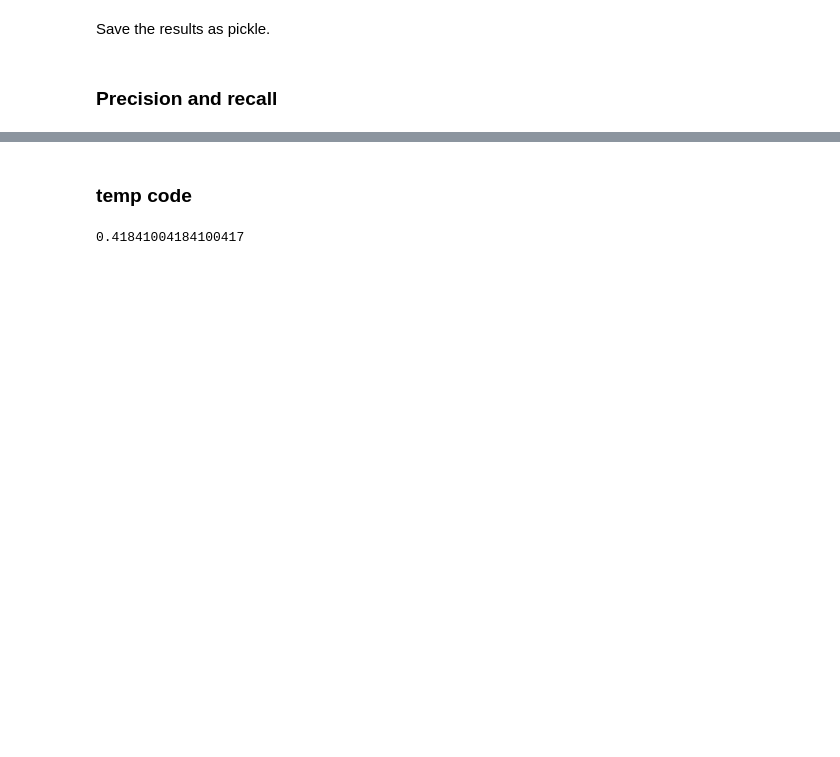
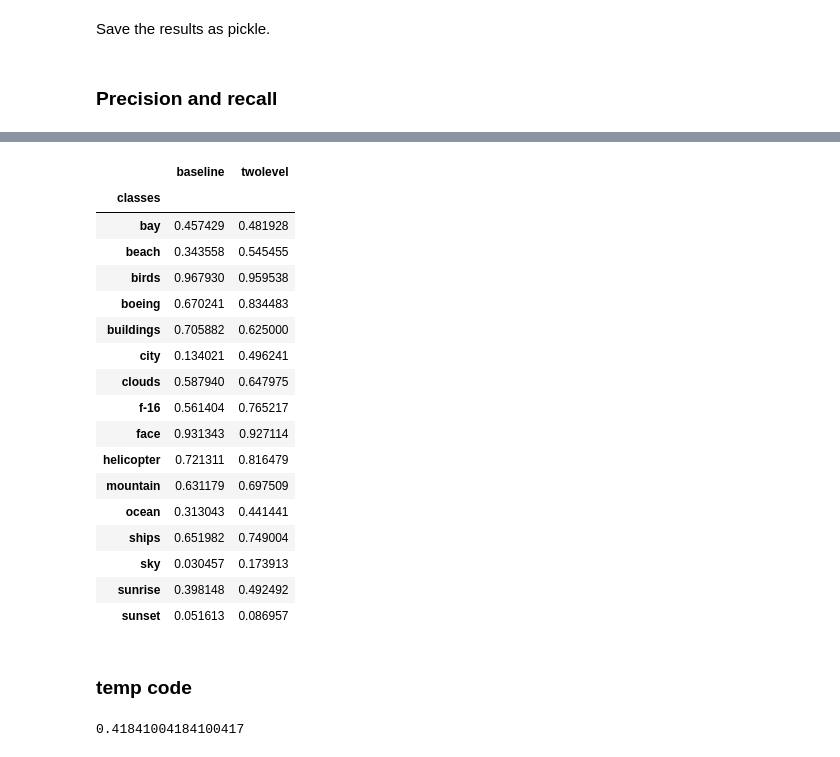
Before and after one commit to karino2/ClassSim, a Jupyter notebook: evaluate_classifiers.ipynb, the cells around one changed output, grey strips where cells are left out. Cells and saved outputs as stored; diff of their text form; code cells hidden in the pictures; blank space fills up the shorter version.

```diff
--- a/evaluate_classifiers.ipynb
+++ b/evaluate_classifiers.ipynb
@@ -395,3 +371,25 @@ Recall2
+# %%
+# f1 score
+2*precisiondf*recalldf/(precisiondf+recalldf)
+# %% [output]
+|  | baseline | twolevel |
+| classes |  |  |
+| bay | 0.457429 | 0.481928 |
+| beach | 0.343558 | 0.545455 |
+| birds | 0.967930 | 0.959538 |
+| boeing | 0.670241 | 0.834483 |
+| buildings | 0.705882 | 0.625000 |
+| city | 0.134021 | 0.496241 |
+| clouds | 0.587940 | 0.647975 |
+| f-16 | 0.561404 | 0.765217 |
+| face | 0.931343 | 0.927114 |
+| helicopter | 0.721311 | 0.816479 |
+| mountain | 0.631179 | 0.697509 |
+| ocean | 0.313043 | 0.441441 |
+| ships | 0.651982 | 0.749004 |
+| sky | 0.030457 | 0.173913 |
+| sunrise | 0.398148 | 0.492492 |
+| sunset | 0.051613 | 0.086957 |
 # %% [markdown]
 ### temp code
 # %%
```
Also changed, not shown: parts of 11 cells of this notebook.
